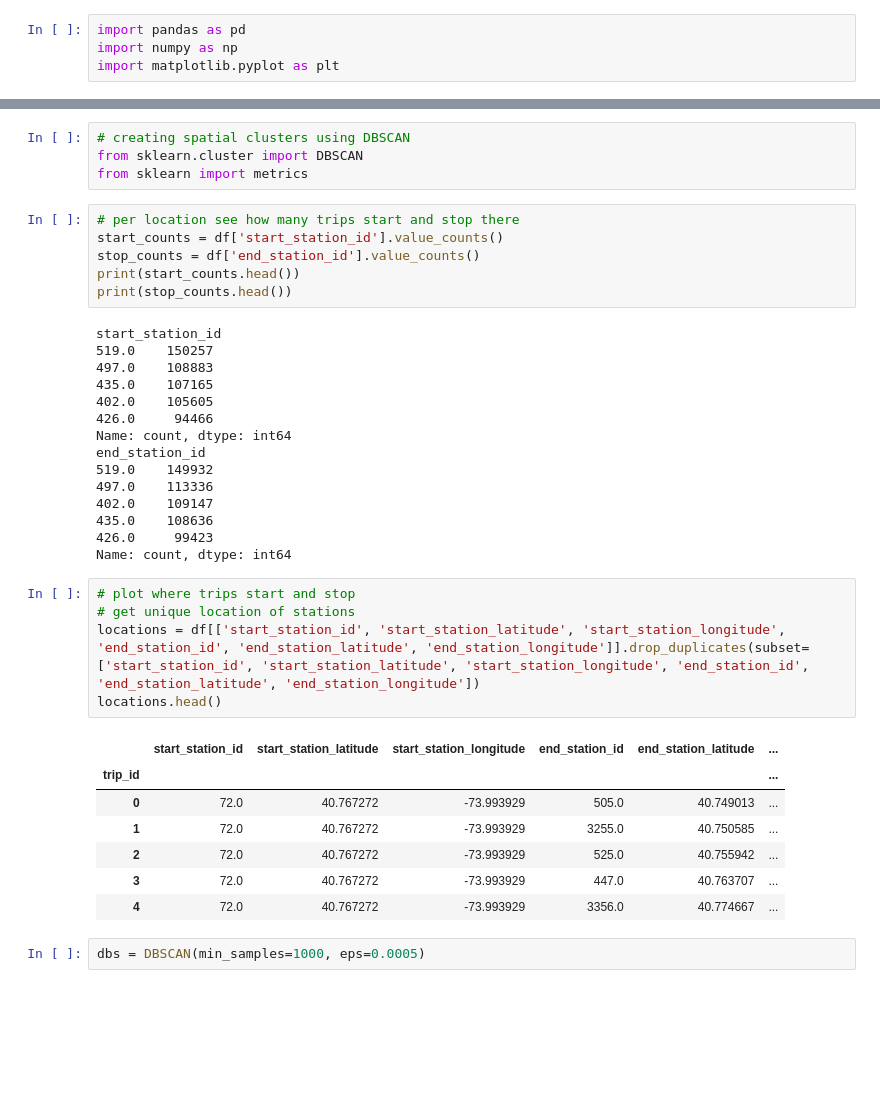
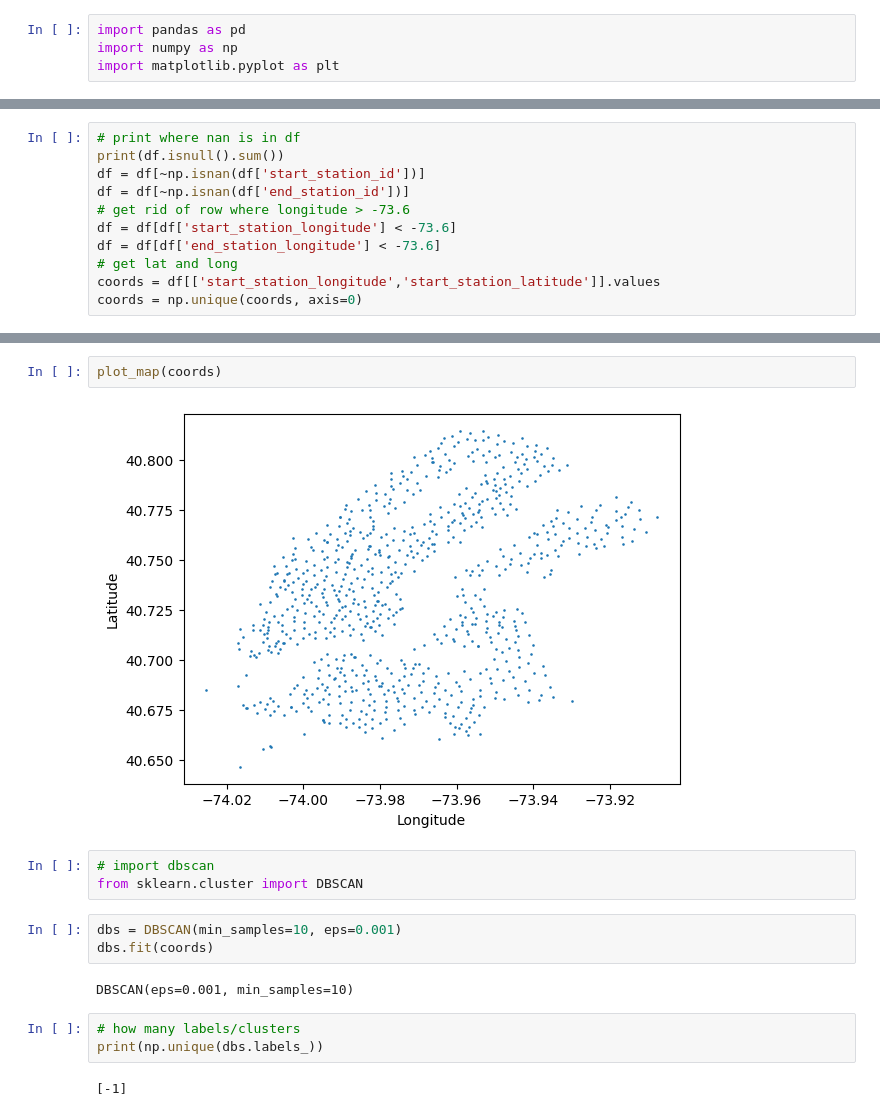
Before and after one commit to AlexisVandenHeede/IntroBA, a Jupyter notebook: report.ipynb, the cells around one changed output, grey strips where cells are left out. Cells and saved outputs as stored; diff of their text form; blank space fills up the shorter version.

```diff
--- a/report.ipynb
+++ b/report.ipynb
@@ -56,0 +84,11 @@ df.head()
+# %%
+# print where nan is in df
+print(df.isnull().sum())
+df = df[~np.isnan(df['start_station_id'])]
+df = df[~np.isnan(df['end_station_id'])]
+# get rid of row where longitude > -73.6
+df = df[df['start_station_longitude'] < -73.6]
+df = df[df['end_station_longitude'] < -73.6]
+# get lat and long
+coords = df[['start_station_longitude','start_station_latitude']].values
+coords = np.unique(coords, axis=0)
@@ -57,40 +112,17 @@ df.head()
+# %%
+plot_map(coords)
+# %% [output]
+[figure, added]
 # %%
-# creating spatial clusters using DBSCAN
+# import dbscan
 from sklearn.cluster import DBSCAN
-from sklearn import metrics
-# %%
-# per location see how many trips start and stop there
-start_counts = df['start_station_id'].value_counts()
-stop_counts = df['end_station_id'].value_counts()
-print(start_counts.head())
-print(stop_counts.head())
-# %% [output]
-start_station_id
-519.0    150257
-497.0    108883
-435.0    107165
-402.0    105605
-426.0     94466
-Name: count, dtype: int64
-end_station_id
-519.0    149932
-497.0    113336
-402.0    109147
-435.0    108636
-426.0     99423
-Name: count, dtype: int64
-# %%
-# plot where trips start and stop
-# get unique location of stations
-locations = df[['start_station_id', 'start_station_latitude', 'start_station_longitude', 'end_station_id', 'end_station_latitude', 'end_station_longitude']].drop_duplicates(subset=['start_station_id', 'start_station_latitude', 'start_station_longitude', 'end_station_id', 'end_station_latitude', 'end_station_longitude'])
-locations.head()
-# %% [output]
-|  | start_station_id | start_station_latitude | start_station_longitude | end_station_id | end_station_latitude | ... |
-| trip_id |  |  |  |  |  | ... |
-| 0 | 72.0 | 40.767272 | -73.993929 | 505.0 | 40.749013 | ... |
-| 1 | 72.0 | 40.767272 | -73.993929 | 3255.0 | 40.750585 | ... |
-| 2 | 72.0 | 40.767272 | -73.993929 | 525.0 | 40.755942 | ... |
-| 3 | 72.0 | 40.767272 | -73.993929 | 447.0 | 40.763707 | ... |
-| 4 | 72.0 | 40.767272 | -73.993929 | 3356.0 | 40.774667 | ... |
 # %%
-dbs = DBSCAN(min_samples=1000, eps=0.0005)
+dbs = DBSCAN(min_samples=10, eps=0.001)
+dbs.fit(coords)
+# %% [output]
+DBSCAN(eps=0.001, min_samples=10)
+# %%
+# how many labels/clusters
+print(np.unique(dbs.labels_))
+# %% [output]
+[-1]
```
Also changed, not shown: parts of 13 cells of this notebook, 1 other file.
